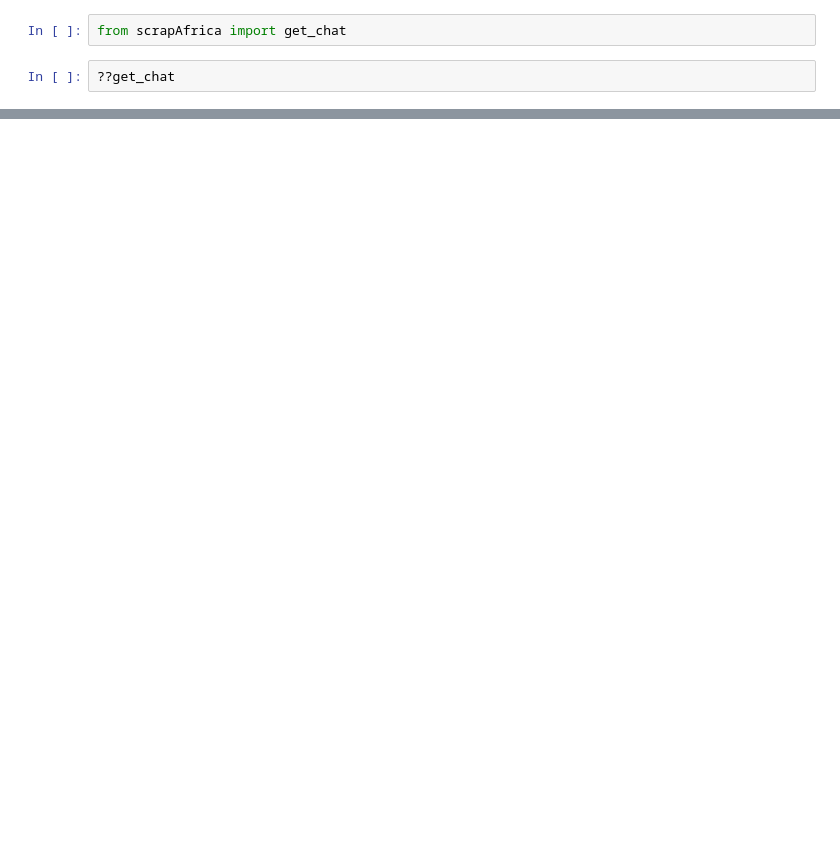
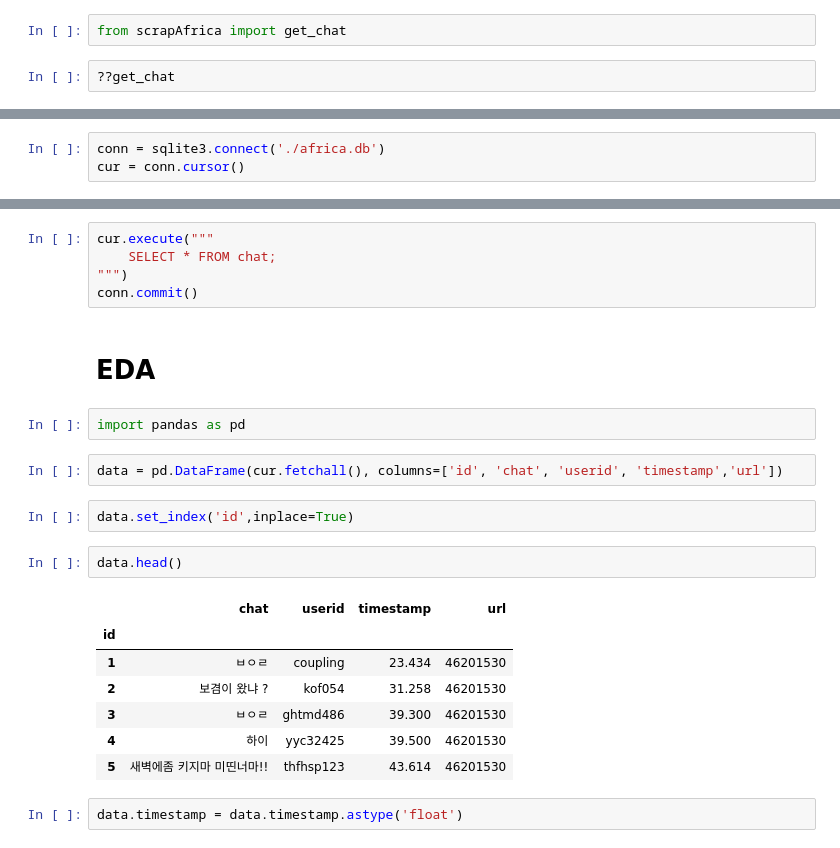
Before and after one commit to bigdata-3-group/korea-3, a Jupyter notebook: src/africa.ipynb, the cells around one changed output, grey strips where cells are left out. Saved outputs shown, nothing was run; the diff lists cells and outputs as text; blank space fills up the shorter version.

```diff
--- a/src/africa.ipynb
+++ b/src/africa.ipynb
@@ -50,0 +38,3 @@ curr.executemany("""
+# %%
+conn = sqlite3.connect('./africa.db')
+cur = conn.cursor()
@@ -50,0 +98,25 @@ curr.executemany("""
+# %%
+cur.execute("""
+    SELECT * FROM chat;
+""")
+conn.commit()
+# %% [markdown]
+# EDA
+# %%
+import pandas as pd
+# %%
+data = pd.DataFrame(cur.fetchall(), columns=['id', 'chat', 'userid', 'timestamp','url'])
+# %%
+data.set_index('id',inplace=True)
+# %%
+data.head()
+# %% [output]
+|  | chat | userid | timestamp | url |
+| id |  |  |  |  |
+| 1 | ㅂㅇㄹ | coupling | 23.434 | 46201530 |
+| 2 | 보겸이 왔냐 ? | kof054 | 31.258 | 46201530 |
+| 3 | ㅂㅇㄹ | ghtmd486 | 39.300 | 46201530 |
+| 4 | 하이 | yyc32425 | 39.500 | 46201530 |
+| 5 | 새벽에좀 키지마 미띤너마!! | thfhsp123 | 43.614 | 46201530 |
+# %%
+data.timestamp = data.timestamp.astype('float')
```
Also changed, not shown: parts of 19 cells of this notebook, 4 other files.
